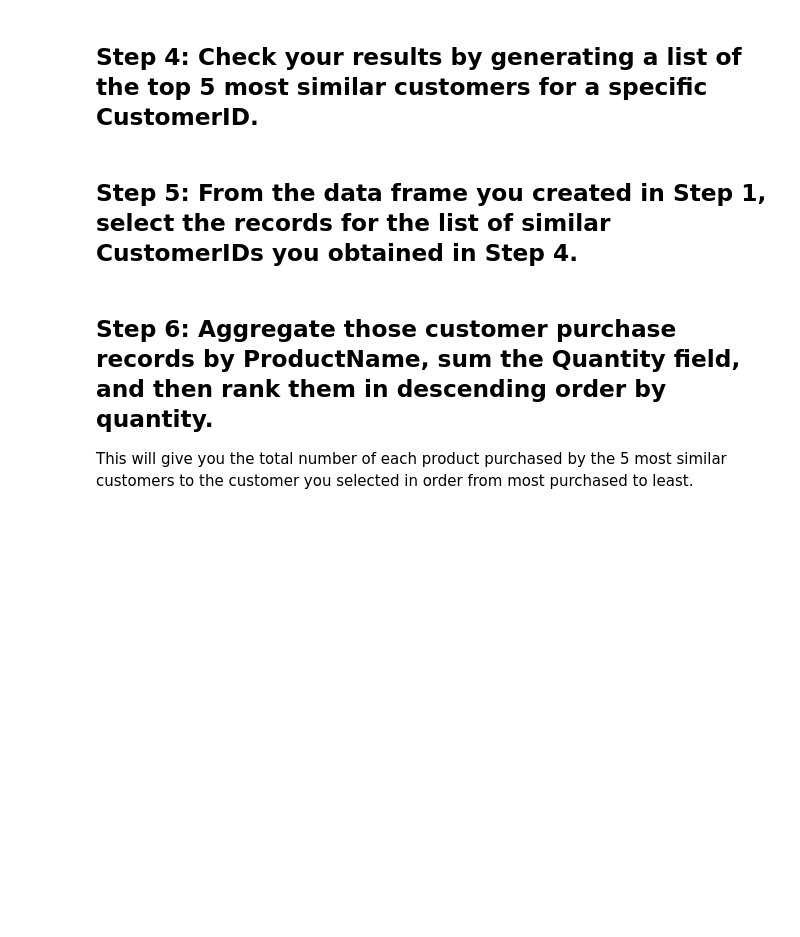
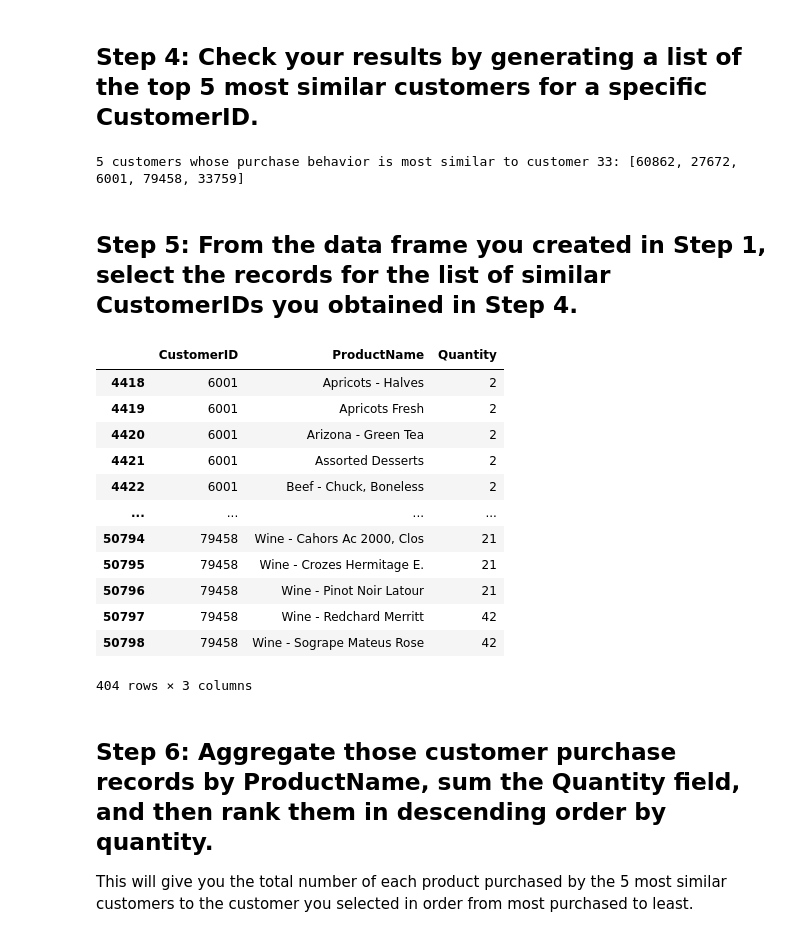
Before and after one commit to ta-datapt-bcn/lab-intro-recommender-systems, a Jupyter notebook: your-code/main.ipynb, the cells around one changed output. Saved outputs shown, nothing was run; the diff lists cells and outputs as text; code cells hidden in the pictures; blank space fills up the shorter version.

```diff
--- a/your-code/main.ipynb
+++ b/your-code/main.ipynb
@@ -24,7 +99,37 @@ The rows of the matrix should represent the products, the columns should represe
 # %% [markdown]
 ## Step 4: Check your results by generating a list of the top 5 most similar customers for a specific CustomerID.
+# %%
+# plugging in customer ID 33 and see what results we get for top5
+similar_cust = list(customer_similarity_matrix[33].sort_values(ascending=False)[1:].head().index)
+
+# similar_cust is a list containing the 5 customer IDs of the customers whose purchase behavior
+# is most similar to customer 33
+
+print(f'5 customers whose purchase behavior is most similar to customer 33: {similar_cust}')
+# %% [output]
+5 customers whose purchase behavior is most similar to customer 33: [60862, 27672, 6001, 79458, 33759]
 # %% [markdown]
 ## Step 5: From the data frame you created in Step 1, select the records for the list of similar CustomerIDs you obtained in Step 4.
+# %%
+# Using the customer_products dataframe, we select just the purchases where the customer ID
+# is in our list of similar customers
+
+sim_cust_prod = customer_products[customer_products['CustomerID'].isin(similar_cust)]
+sim_cust_prod
+# %% [output]
+|  | CustomerID | ProductName | Quantity |
+| 4418 | 6001 | Apricots - Halves | 2 |
+| 4419 | 6001 | Apricots Fresh | 2 |
+| 4420 | 6001 | Arizona - Green Tea | 2 |
+| 4421 | 6001 | Assorted Desserts | 2 |
+| 4422 | 6001 | Beef - Chuck, Boneless | 2 |
+| ... | ... | ... | ... |
+| 50794 | 79458 | Wine - Cahors Ac 2000, Clos | 21 |
+| 50795 | 79458 | Wine - Crozes Hermitage E. | 21 |
+| 50796 | 79458 | Wine - Pinot Noir Latour | 21 |
+| 50797 | 79458 | Wine - Redchard Merritt | 42 |
+| 50798 | 79458 | Wine - Sogrape Mateus Rose | 42 |
+404 rows × 3 columns
 # %% [markdown]
 ## Step 6: Aggregate those customer purchase records by ProductName, sum the Quantity field, and then rank them in descending order by quantity.
 
```
Also changed, not shown: parts of 9 cells of this notebook.
